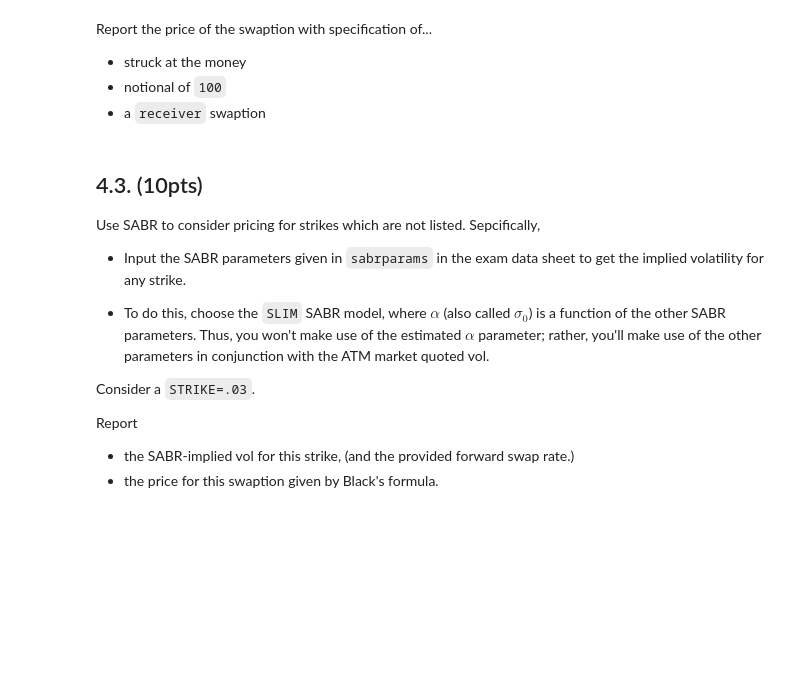
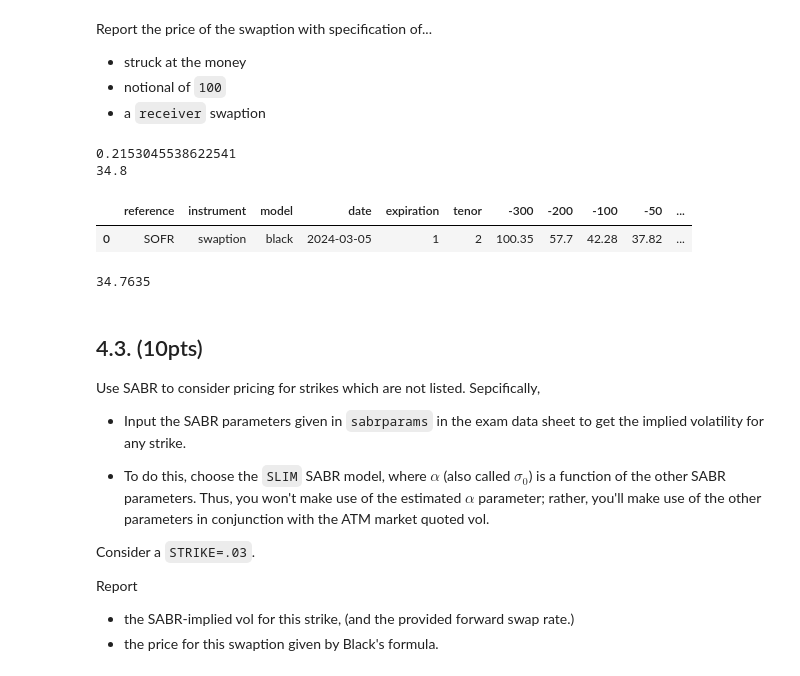
Before and after one commit to apopat9/FINM_37500_Assignments, a Jupyter notebook: exam/Final Exam.ipynb, the cells around one changed output. Saved outputs shown, nothing was run; the diff lists cells and outputs as text; code cells hidden in the pictures; blank space fills up the shorter version.

```diff
--- a/exam/Final Exam.ipynb
+++ b/exam/Final Exam.ipynb
@@ -611,6 +612,22 @@ Report the price of the swaption with specification of...
 * struck at the money
 * notional of `100`
 * a `receiver` swaption
+# %%
+STRIKE = volskew.loc[0, 0]
+VOL = curves.loc[Topt, 'fwd vols']
+print(VOL)
+print(STRIKE)
+volskew
+# %% [output]
+0.2153045538622541
+34.8
+|  | reference | instrument | model | date | expiration | tenor | -300 | -200 | -100 | -50 | ... |
+| 0 | SOFR | swaption | black | 2024-03-05 | 1 | 2 | 100.35 | 57.7 | 42.28 | 37.82 | ... |
+# %%
+# receiver means receive fixed, pay floating and so we are short rates
+blacks_formula(Topt, VOL, STRIKE, fwdswap, isCall=False)
+# %% [output]
+34.7635
 # %% [markdown]
 ## 4.3. (10pts)
 
```
Also changed, not shown: parts of 10 cells of this notebook.
